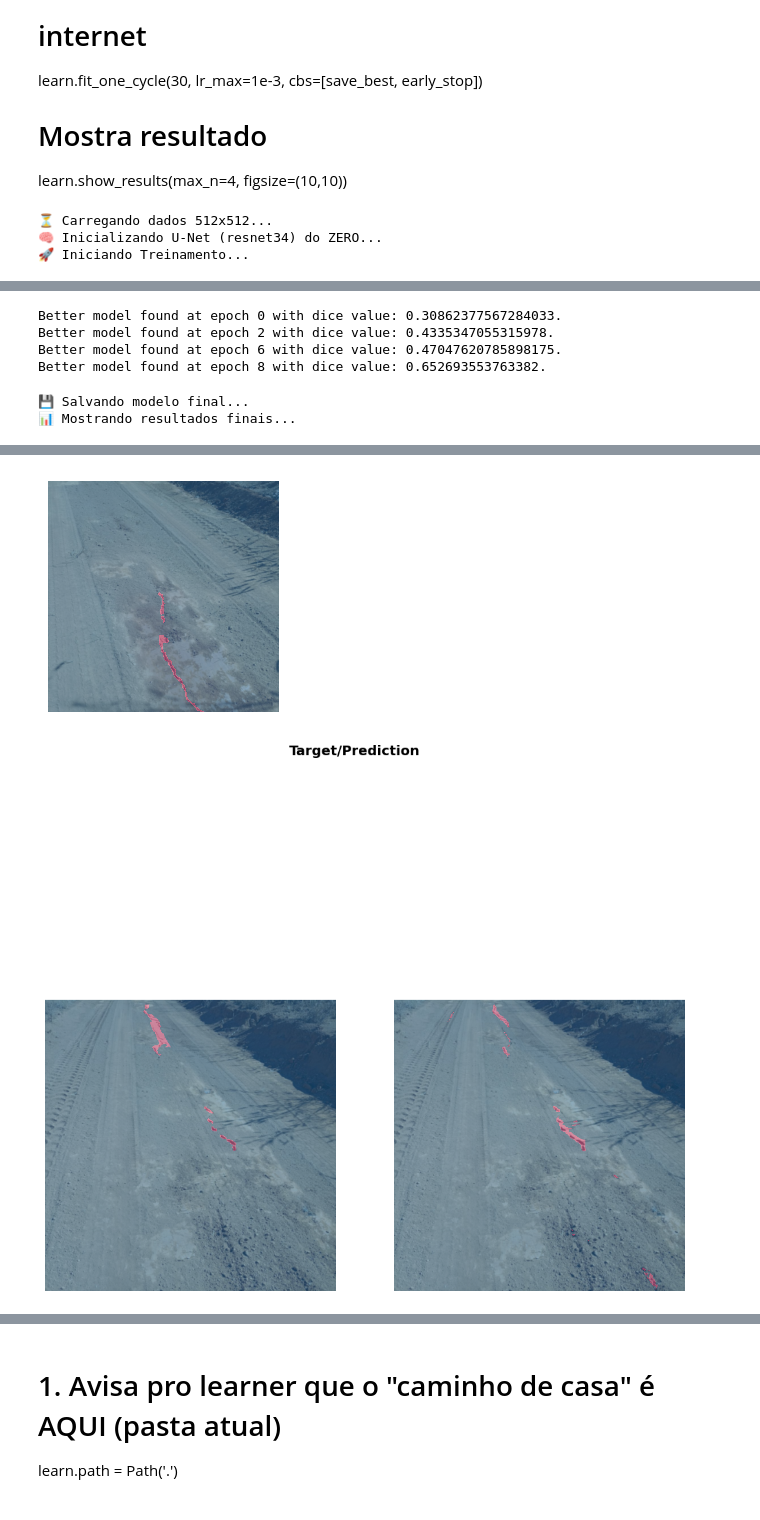
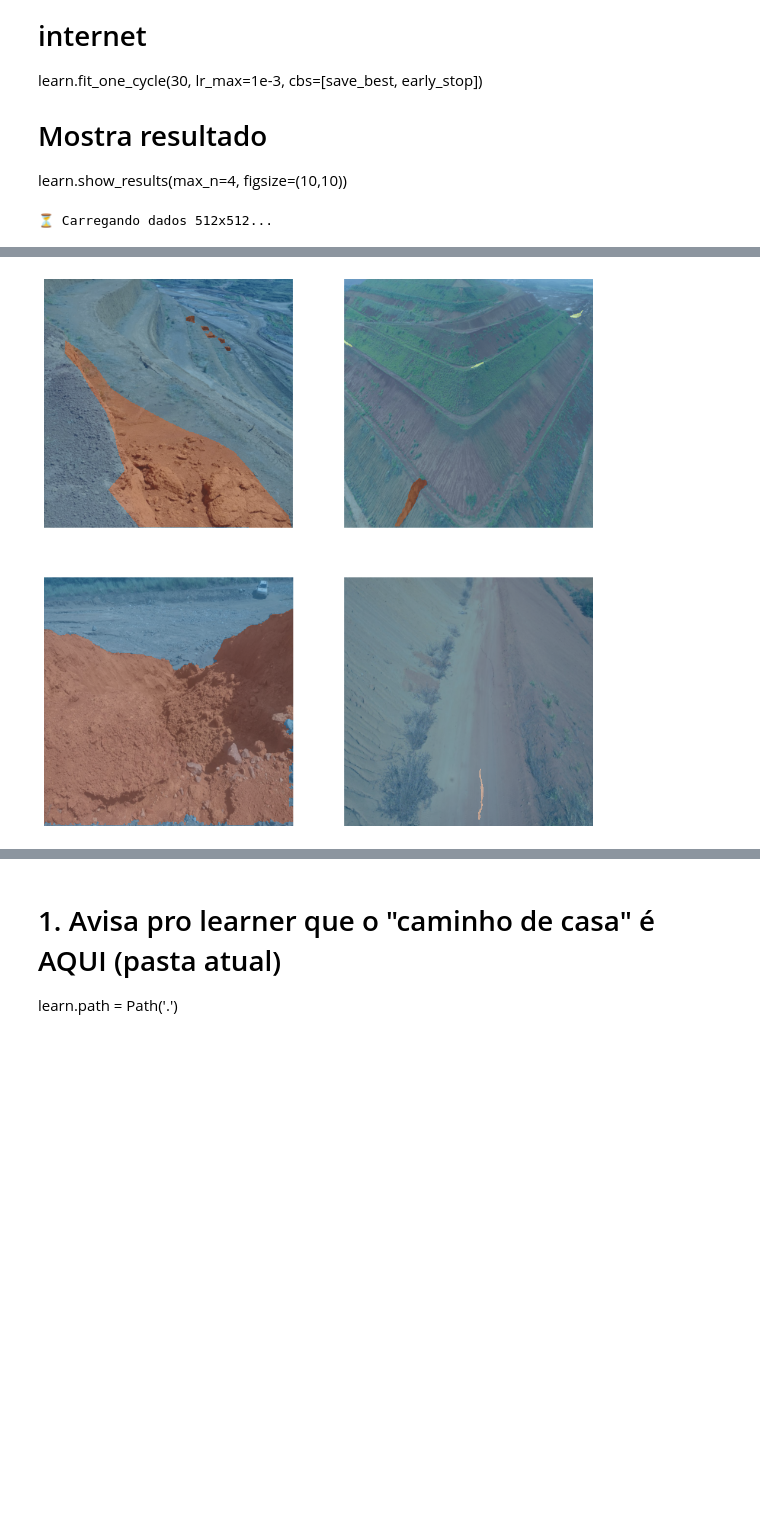
Before and after one commit to wmpjrufg/geoeyeai, a Jupyter notebook: test copy.ipynb, the cells around one changed output, grey strips where cells are left out. Saved outputs shown, nothing was run; the diff lists cells and outputs as text; code cells hidden in the pictures; blank space fills up the shorter version.

Commit message:
feat: organize new model resnet34

```diff
--- a/test copy.ipynb
+++ b/test copy.ipynb
@@ -212,7 +212,7 @@ path = Path(r'/home/tempestade/Área de Trabalho/git/geoeyeai/cell_data')
 
 # Tamanho da Imagem para o Paper (Alta Resolução)
 TAMANHO_IMG = 512
-MODEL_NAME = 'resnet34'  # Opções: vgg16_bn, vgg19_bn, resnet18, resnet34, resnet50, efficientnet_b3, densenet121, mobilenet_v2
+MODEL_NAME = 'resnet50'  # Opções: vgg16_bn, vgg19_bn, resnet18, resnet34, resnet50, efficientnet_b3, densenet121, mobilenet_v2
 # 2. Dicionário de mapeamento
 model_map = {
     'vgg16_bn': vgg16_bn,
@@ -224,7 +224,7 @@ model_map = {
     'densenet121': densenet121,
     'mobilenet_v2': mobilenet_v2
 }
-export_name = f'modelo_{MODEL_NAME}_final_1024'
+export_name = f'modelo_{MODEL_NAME}_final_{TAMANHO_IMG}'
 
 # Mapeamento: (R, G, B) -> ID da Classe
 # 0 = Background (Preto) é automático
@@ -242,10 +242,10 @@ meus_codes = ['Background', 'Agua', 'Erosao', 'Trinca', 'Ruptura']
 # 2. FUNÇÕES DE PROCESSAMENTO DE MÁSCARA
 # ==============================================================================
 def mask_converter(arquivo_da_mascara):
-    # 1. Proteção contra arquivos inexistentes
-    if not Path(arquivo_da_mascara).exists():
-        # Retorna máscara preta (Background)
-        return PILMask.create(np.zeros((1024, 1024), dtype=np.uint8))
+    # # 1. Proteção contra arquivos inexistentes
+    # if not Path(arquivo_da_mascara).exists():
+    #     # Retorna máscara preta (Background)
+    #     return PILMask.create(np.zeros((1024, 1024), dtype=np.uint8))
 
     # 2. Abre a imagem mantendo o padrão RGB
     mask = PILImage.create(arquivo_da_mascara)
@@ -294,57 +294,18 @@ dblock = DataBlock(
                         blocks=(ImageBlock, MaskBlock(codes=meus_codes)),
                         get_items=get_image_files,
                         get_y=get_y_fn,
-                        splitter=RandomSplitter(valid_pct=0.2, seed=42), # 20% para validação
-                        item_tfms=[Resize(TAMANHO_IMG)],                 # Força 1024x1024
+                        splitter=RandomSplitter(valid_pct=0.3, seed=42),
+                        item_tfms=[Resize(TAMANHO_IMG, method='squish', resamples=(PIL.Image.BILINEAR, PIL.Image.NEAREST))],
                         batch_tfms=[Normalize.from_stats(*imagenet_stats)]
                     )
 
+
 print(f"⏳ Carregando dados {TAMANHO_IMG}x{TAMANHO_IMG}...")
-
 # Batch Size (bs=2) é o recomendado para 1024px em 12GB de VRAM.
 # num_workers=0 evita estouro de RAM do sistema no carregamento.
-dls = dblock.dataloaders(path / 'trainn', bs=1, num_workers=0)
+dls = dblock.dataloaders(path / 'trainn', bs=4, num_workers=0)
 
 # Mostra um lote de exemplo
-dls.show_batch(max_n=2)
-
-# ==============================================================================
-# 5. TREINAMENTO DO MODELO
-# ==============================================================================
-# Lista de métricas: Acurácia, Dice (F1) e Jaccard (IoU)
-metrics = [pixel_accuracy, Dice(), JaccardCoeff()]
-
-print(f"🧠 Inicializando U-Net ({MODEL_NAME}) do ZERO...")
-
-# Callbacks:
-# 1. SaveModelCallback: Salva sempre que o Dice (monitor='dice') melhorar.
-# 2. EarlyStoppingCallback: Para o treino se o Dice não melhorar por 5 épocas.
-save_best = SaveModelCallback(monitor='dice', comp=np.greater, fname='melhor_modelo_paper_1024')
-early_stop = EarlyStoppingCallback(monitor='dice', comp=np.greater, min_delta=0.001, patience=5)
-logger = CSVLogger(fname=f'historico_treino_{export_name}.csv')
-
-# Criação do Learner
-# pretrained=False (Treina do zero, ideal para satélite e resolve o problema da internet)
-# to_fp16() (Usa Mixed Precision para economizar memória e acelerar na RTX 4070)
-arch = model_map[MODEL_NAME]
-# learn = unet_learner(dls, resnet34, metrics=metrics, pretrained=False).to_fp16()
-learn = unet_learner(dls, arch, metrics=metrics, pretrained=False).to_fp16()
-
-print("🚀 Iniciando Treinamento...")
-
-# Fit One Cycle: A melhor estratégia para treinar do zero.
-learn.fit_one_cycle(30, lr_max=1e-4, cbs=[save_best, logger])
-
-# ==============================================================================
-# 6. EXPORTAÇÃO E RESULTADOS
-# ==============================================================================
-print("💾 Salvando modelo final...")
-
-learn.export(f'{export_name}.pkl')
-
-print("📊 Mostrando resultados finais...")
-learn.show_results(max_n=2, figsize=(12,12))
+dls.show_batch(max_n=4, vmin=0, vmax=4, figsize=(12, 12))
 # %% [output]
 ⏳ Carregando dados 512x512...
-🧠 Inicializando U-Net (resnet34) do ZERO...
-🚀 Iniciando Treinamento...
@@ -368,6 +311,0 @@ learn.show_results(max_n=2, figsize=(12,12))
-Better model found at epoch 0 with dice value: 0.30862377567284033.
-Better model found at epoch 2 with dice value: 0.4335347055315978.
-Better model found at epoch 6 with dice value: 0.47047620785898175.
-Better model found at epoch 8 with dice value: 0.652693553763382.
-💾 Salvando modelo final...
-📊 Mostrando resultados finais...
@@ -375,2 +312 @@ Better model found at epoch 8 with dice value: 0.652693553763382.
-[figure, old version]
+[figure, new version]
-[figure, removed]
```
Also changed, not shown: parts of 4 cells of this notebook, 2 other files.
